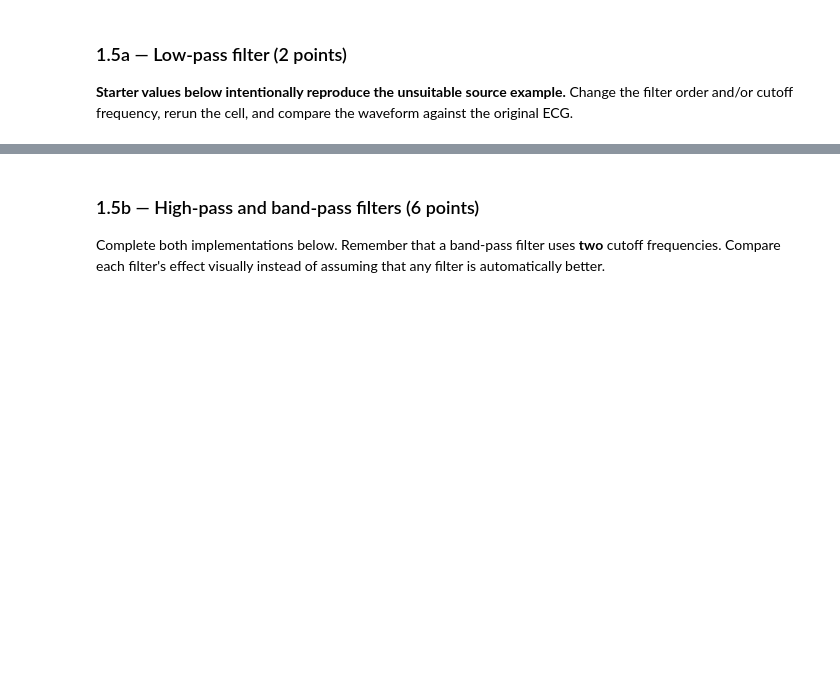
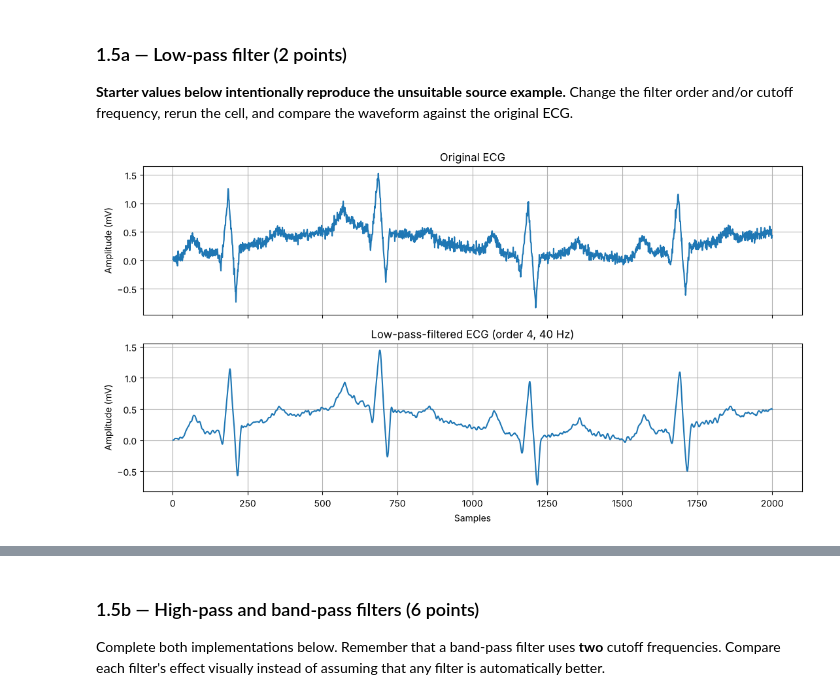
Before and after one commit to arnav-arg/Biomedical-Image-and-Signal-Analysis-Exercises, a Jupyter notebook: E03/Exercise_03_R_Wave_Detection_Python.ipynb, the cells around one changed output, grey strips where cells are left out. Cells and saved outputs as stored; diff of their text form; code cells hidden in the pictures; blank space fills up the shorter version.

```diff
--- a/E03/Exercise_03_R_Wave_Detection_Python.ipynb
+++ b/E03/Exercise_03_R_Wave_Detection_Python.ipynb
@@ -246,13 +255,15 @@ def plot_filter_comparison(original, filtered, filtered_label):
 
 **Starter values below intentionally reproduce the unsuitable source example.** Change the filter order and/or cutoff frequency, rerun the cell, and compare the waveform against the original ECG.
 # %%
-# 1.5a — Low-pass Butterworth filter: CHOOSE improved settings
-low_order = 1       # TODO: improve the initial order if appropriate
-low_cutoff_hz = 80  # TODO: improve the initial cutoff frequency (Hz)
+# 1.5a — Low-pass Butterworth filter: improved settings
+low_order = 4       # steeper roll-off than order 1 (order 1 hardly attenuates anything above the cutoff)
+low_cutoff_hz = 40  # keeps the QRS energy (< ~40 Hz) and removes high-frequency noise above it
 
 low_sos = butter(low_order, low_cutoff_hz, btype="lowpass", fs=FS, output="sos")
 low_filtered = sosfilt(low_sos, ecg)
-plot_filter_comparison(ecg, low_filtered, "Low-pass-filtered ECG")
+plot_filter_comparison(ecg, low_filtered, "Low-pass-filtered ECG (order 4, 40 Hz)")
+# %% [output]
+[figure, added]
 # %% [markdown]
 ![Original MATLAB low pass comparison](attachment:fig5_filter_comparison.png)
 
```
Also changed, not shown: parts of 9 cells of this notebook.
